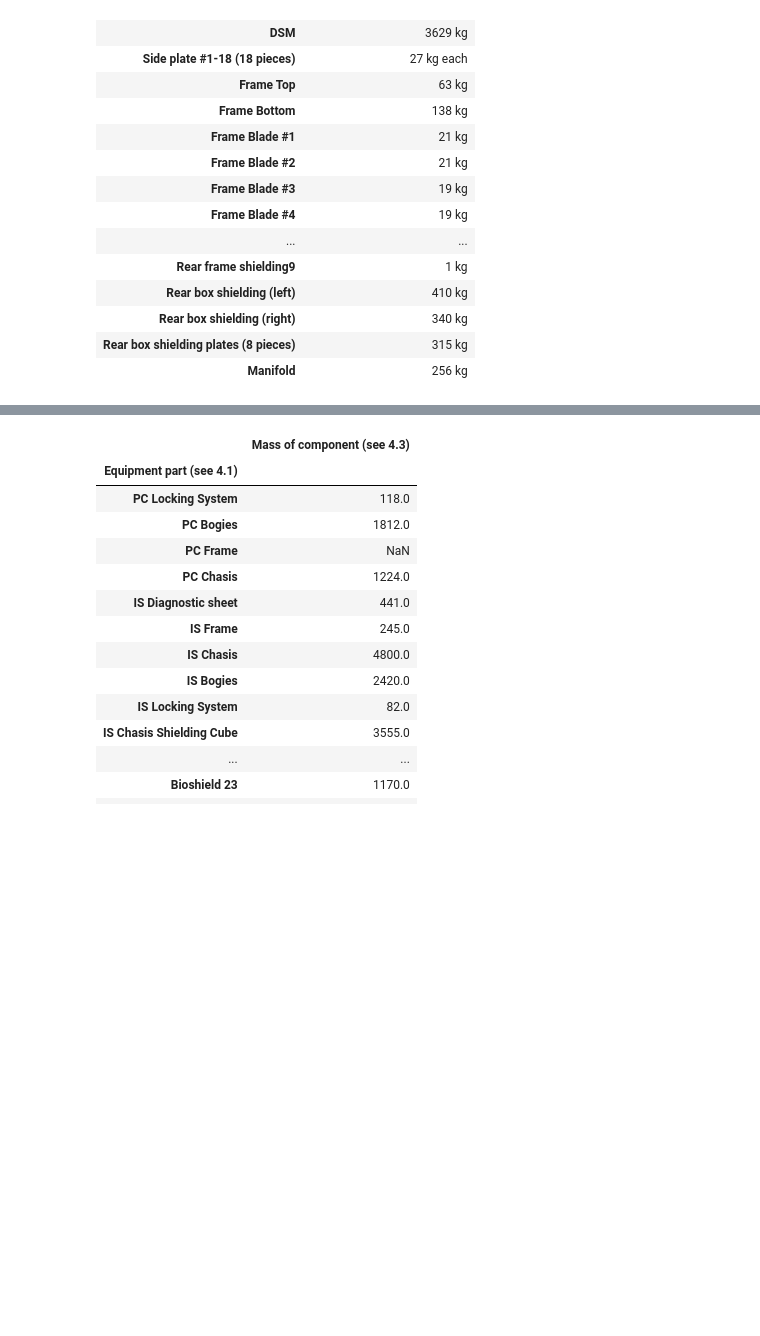
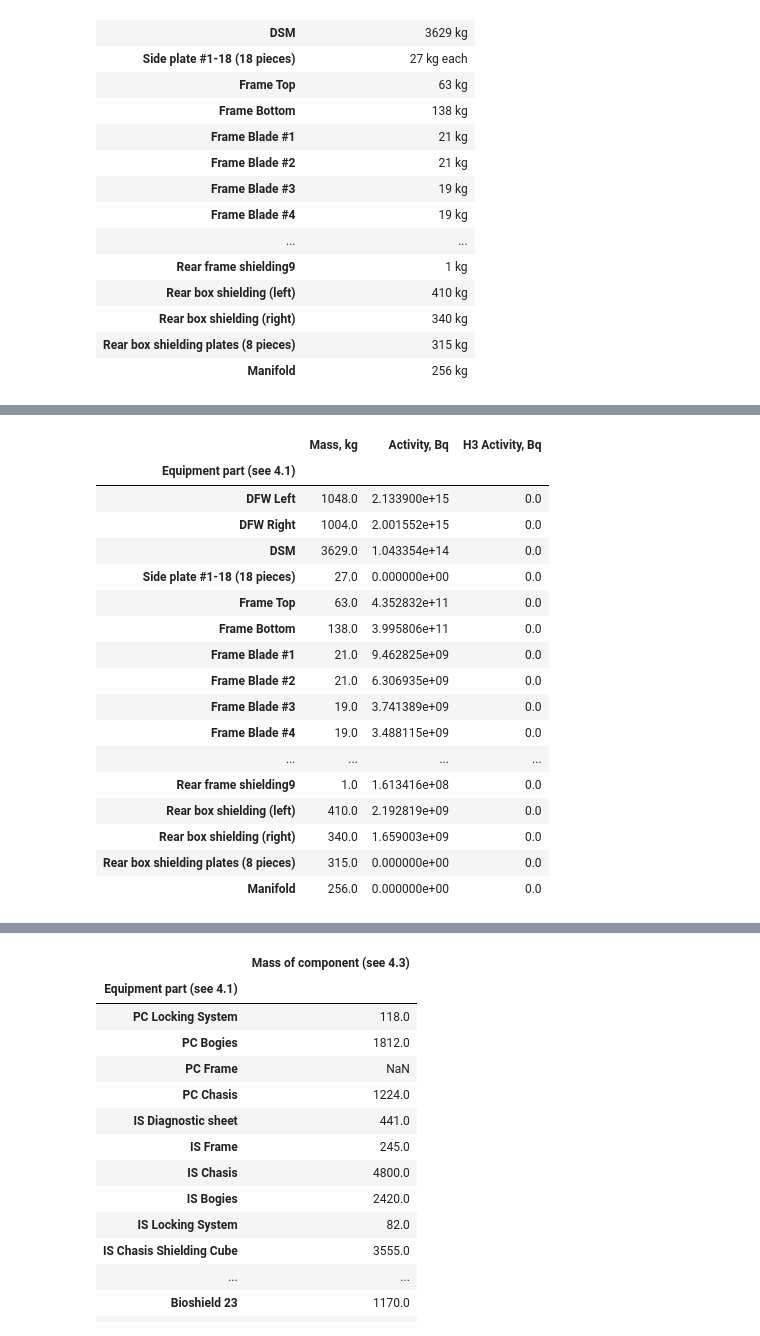
Before and after one commit to rorni/mckit, a Jupyter notebook: notebooks/dvp/upp08-map-activation-to-rwcl.ipynb, the cells around one changed output, grey strips where cells are left out. Drawn from its saved outputs; the diff is of its cells as text; code cells hidden in the pictures; blank space fills up the shorter version.

```diff
--- a/notebooks/dvp/upp08-map-activation-to-rwcl.ipynb
+++ b/notebooks/dvp/upp08-map-activation-to-rwcl.ipynb
@@ -205,0 +311,21 @@ rwclinput_df
+# %%
+def collect_cells_map(rwcl_key, inp_key_map, component_to_cell_map) -> tp.Optional[Dict[int, float]]:
+    keys_in_cell_map = inp_key_map[rwcl_key]
+    if keys_in_cell_map:
+        cell_fraction_map = defaultdict(float)
+        for k in keys_in_cell_map:
+            if "Взять" in k:
+                print(f"Warning: use data for UP02 for RWCL id \"{rwcl_key}\"")
+            else:
+                cells_fraction_map_for_key = component_to_cell_map[k]
+                if cells_fraction_map_for_key:
+                    for k, v in cells_fraction_map_for_key.items():
+                        cell_fraction_map[int(k)] += v
+        for k, v in cell_fraction_map.items():
+            if 1.0 < v:
+                print(f"Warning: ramp down fraction owverflow in cell {k}: {v:.3g}")
+                cell_fraction_map[k] = 1.0
+        return cell_fraction_map
+    else:
+        print(f"Warning: cannot find mapping for RWCL id \"{rwcl_key}\"")
+        return None
@@ -205,0 +372,21 @@ rwclinput_df
+# %%
+in_vessel_components
+# %% [output]
+|  | Mass, kg | Activity, Bq | H3 Activity, Bq |
+| Equipment part (see 4.1) |  |  |  |
+| DFW Left | 1048.0 | 2.133900e+15 | 0.0 |
+| DFW Right | 1004.0 | 2.001552e+15 | 0.0 |
+| DSM | 3629.0 | 1.043354e+14 | 0.0 |
+| Side plate #1-18 (18 pieces) | 27.0 | 0.000000e+00 | 0.0 |
+| Frame Top | 63.0 | 4.352832e+11 | 0.0 |
+| Frame Bottom | 138.0 | 3.995806e+11 | 0.0 |
+| Frame Blade #1 | 21.0 | 9.462825e+09 | 0.0 |
+| Frame Blade #2 | 21.0 | 6.306935e+09 | 0.0 |
+| Frame Blade #3 | 19.0 | 3.741389e+09 | 0.0 |
+| Frame Blade #4 | 19.0 | 3.488115e+09 | 0.0 |
+| ... | ... | ... | ... |
+| Rear frame shielding9 | 1.0 | 1.613416e+08 | 0.0 |
+| Rear box shielding (left) | 410.0 | 2.192819e+09 | 0.0 |
+| Rear box shielding (right) | 340.0 | 1.659003e+09 | 0.0 |
+| Rear box shielding plates (8 pieces) | 315.0 | 0.000000e+00 | 0.0 |
+| Manifold | 256.0 | 0.000000e+00 | 0.0 |
```
Also changed, not shown: parts of 29 cells of this notebook, 1 other file.
